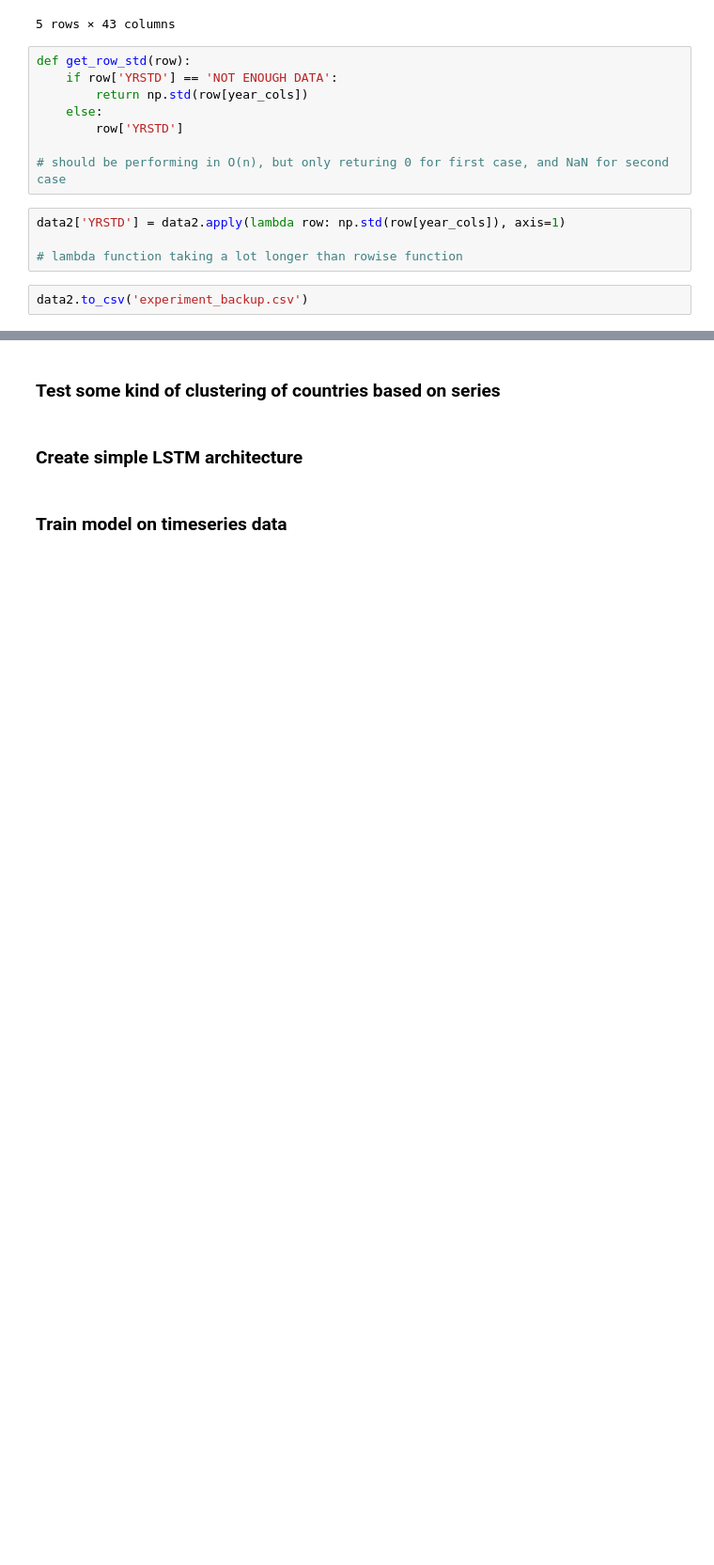
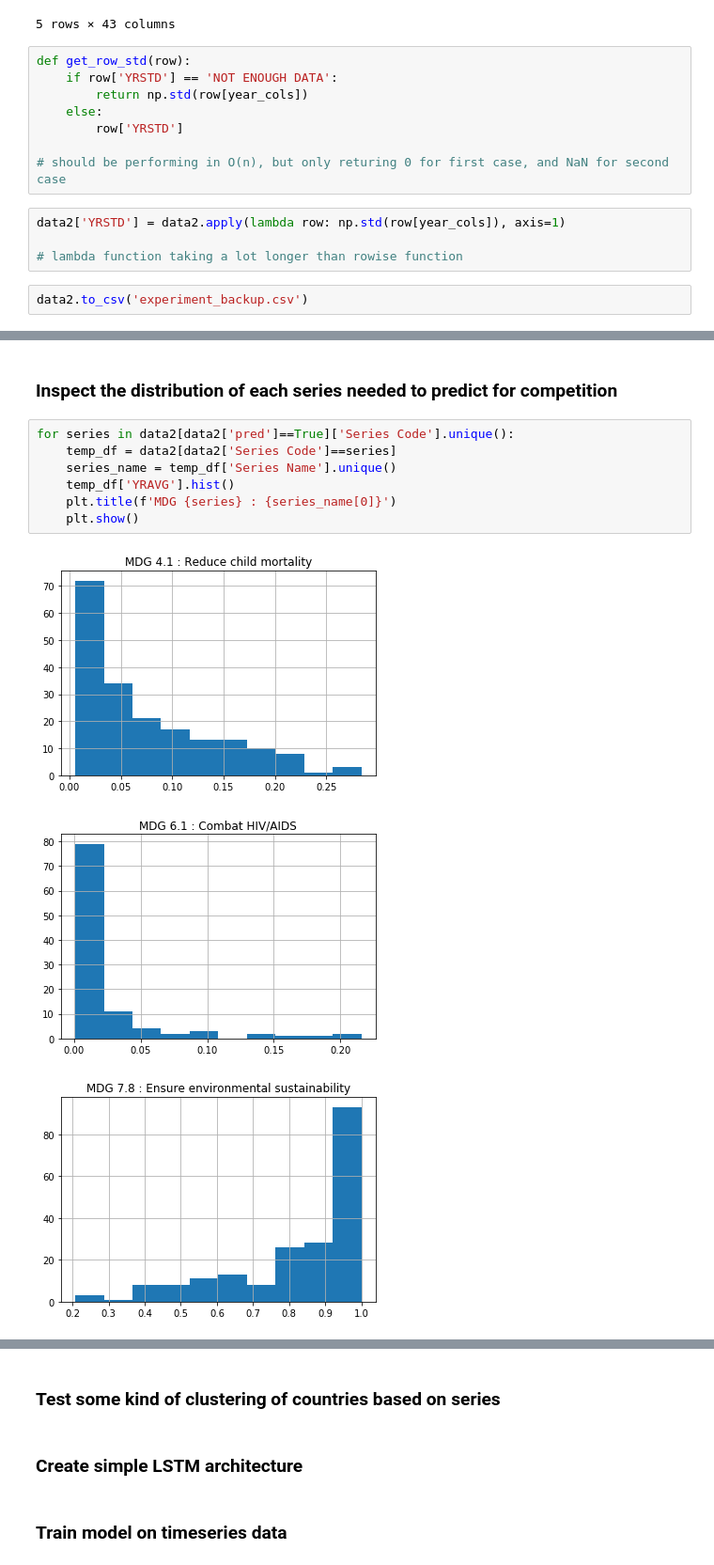
Before and after one commit to KennSmithDS/machine-learning, a Jupyter notebook: drivendata.org_projects/undp_mdg/mdg_data_exploration.ipynb, the cells around one changed output, grey strips where cells are left out. Shown: that part at 94% size. Drawn from its saved outputs; the diff is of its cells as text; blank space fills up the shorter version.

Commit message:
updating data exploration notebook for mdg project

```diff
--- a/drivendata.org_projects/undp_mdg/mdg_data_exploration.ipynb
+++ b/drivendata.org_projects/undp_mdg/mdg_data_exploration.ipynb
@@ -237,0 +251,13 @@ data2.to_csv('experiment_backup.csv')
+# %% [markdown]
+### Inspect the distribution of each series needed to predict for competition
+# %%
+for series in data2[data2['pred']==True]['Series Code'].unique():
+    temp_df = data2[data2['Series Code']==series]
+    series_name = temp_df['Series Name'].unique()
+    temp_df['YRAVG'].hist()
+    plt.title(f'MDG {series} : {series_name[0]}')
+    plt.show()
+# %% [output]
+[figure, added]
+[figure, added]
+[figure, added]
```
Also changed, not shown: parts of 2 cells of this notebook.
